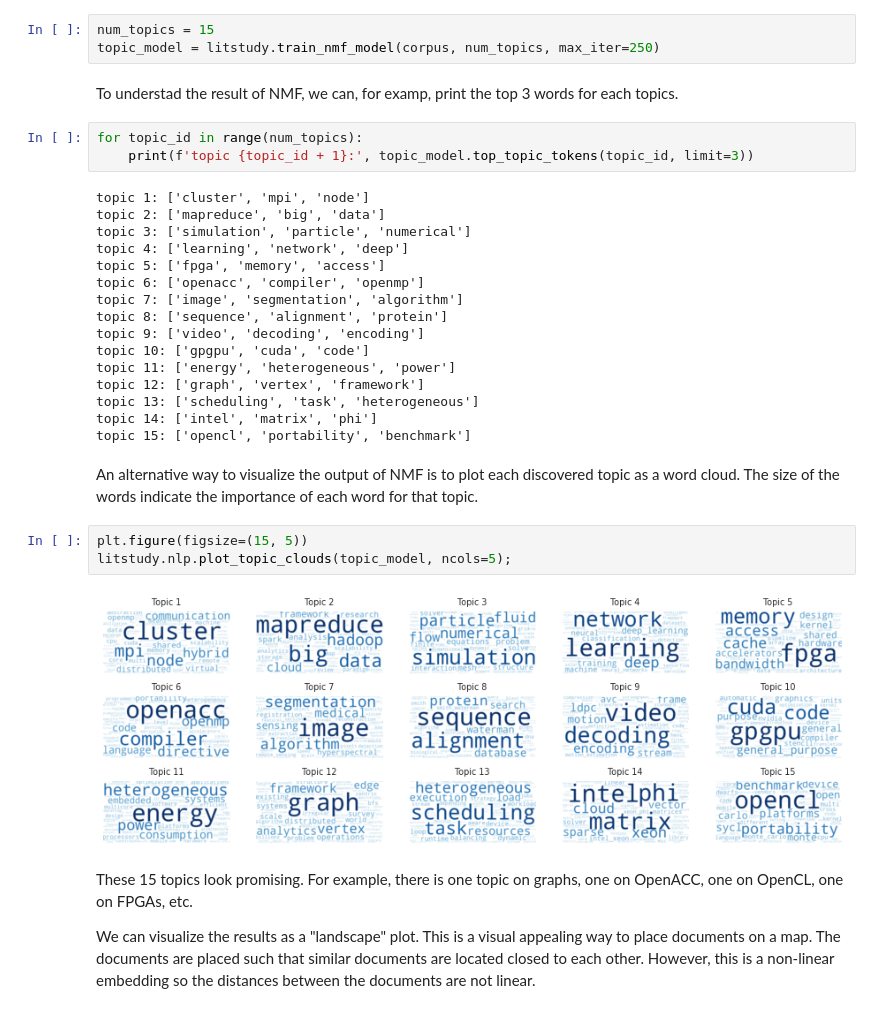
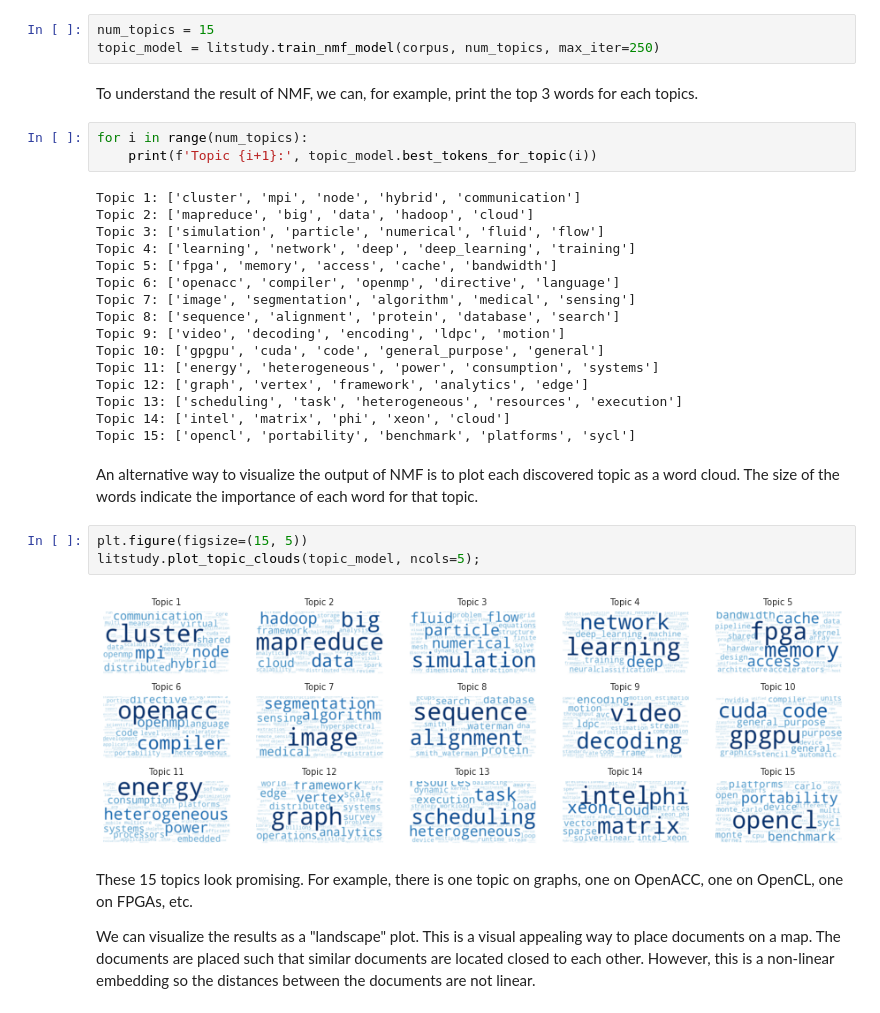
Before and after one commit to NLeSC/litstudy, a Jupyter notebook: example.ipynb, the cells around one changed output. Drawn from its saved outputs; the diff is of its cells as text.

```diff
--- a/example.ipynb
+++ b/example.ipynb
@@ -171,33 +182,33 @@ The word distribution looks like what we would expect. Next, we run an NMF topic
 num_topics = 15
 topic_model = litstudy.train_nmf_model(corpus, num_topics, max_iter=250)
 # %% [markdown]
-To understad the result of NMF, we can, for examp, print the top 3 words for each topics.
+To understand the result of NMF, we can, for example, print the top 3 words for each topics.
 # %%
-for topic_id in range(num_topics):
-    print(f'topic {topic_id + 1}:', topic_model.top_topic_tokens(topic_id, limit=3))
+for i in range(num_topics):
+    print(f'Topic {i+1}:', topic_model.best_tokens_for_topic(i))
 # %% [output]
-topic 1: ['cluster', 'mpi', 'node']
-topic 2: ['mapreduce', 'big', 'data']
-topic 3: ['simulation', 'particle', 'numerical']
-topic 4: ['learning', 'network', 'deep']
-topic 5: ['fpga', 'memory', 'access']
-topic 6: ['openacc', 'compiler', 'openmp']
-topic 7: ['image', 'segmentation', 'algorithm']
-topic 8: ['sequence', 'alignment', 'protein']
-topic 9: ['video', 'decoding', 'encoding']
-topic 10: ['gpgpu', 'cuda', 'code']
-topic 11: ['energy', 'heterogeneous', 'power']
-topic 12: ['graph', 'vertex', 'framework']
-topic 13: ['scheduling', 'task', 'heterogeneous']
-topic 14: ['intel', 'matrix', 'phi']
-topic 15: ['opencl', 'portability', 'benchmark']
+Topic 1: ['cluster', 'mpi', 'node', 'hybrid', 'communication']
+Topic 2: ['mapreduce', 'big', 'data', 'hadoop', 'cloud']
+Topic 3: ['simulation', 'particle', 'numerical', 'fluid', 'flow']
+Topic 4: ['learning', 'network', 'deep', 'deep_learning', 'training']
+Topic 5: ['fpga', 'memory', 'access', 'cache', 'bandwidth']
+Topic 6: ['openacc', 'compiler', 'openmp', 'directive', 'language']
+Topic 7: ['image', 'segmentation', 'algorithm', 'medical', 'sensing']
+Topic 8: ['sequence', 'alignment', 'protein', 'database', 'search']
+Topic 9: ['video', 'decoding', 'encoding', 'ldpc', 'motion']
+Topic 10: ['gpgpu', 'cuda', 'code', 'general_purpose', 'general']
+Topic 11: ['energy', 'heterogeneous', 'power', 'consumption', 'systems']
+Topic 12: ['graph', 'vertex', 'framework', 'analytics', 'edge']
+Topic 13: ['scheduling', 'task', 'heterogeneous', 'resources', 'execution']
+Topic 14: ['intel', 'matrix', 'phi', 'xeon', 'cloud']
+Topic 15: ['opencl', 'portability', 'benchmark', 'platforms', 'sycl']
 # %% [markdown]
 An alternative way to visualize the output of NMF is to plot each discovered topic as a word cloud. The size of the words indicate the importance of each word for that topic.
 # %%
 plt.figure(figsize=(15, 5))
-litstudy.nlp.plot_topic_clouds(topic_model, ncols=5);
+litstudy.plot_topic_clouds(topic_model, ncols=5);
 # %% [output]
-[figure, old version]
+[figure, new version]
 # %% [markdown]
 These 15 topics look promising. For example, there is one topic on graphs, one on OpenACC, one on OpenCL, one on FPGAs, etc.
 
```
Also changed, not shown: parts of 12 cells of this notebook, 14 other files.
